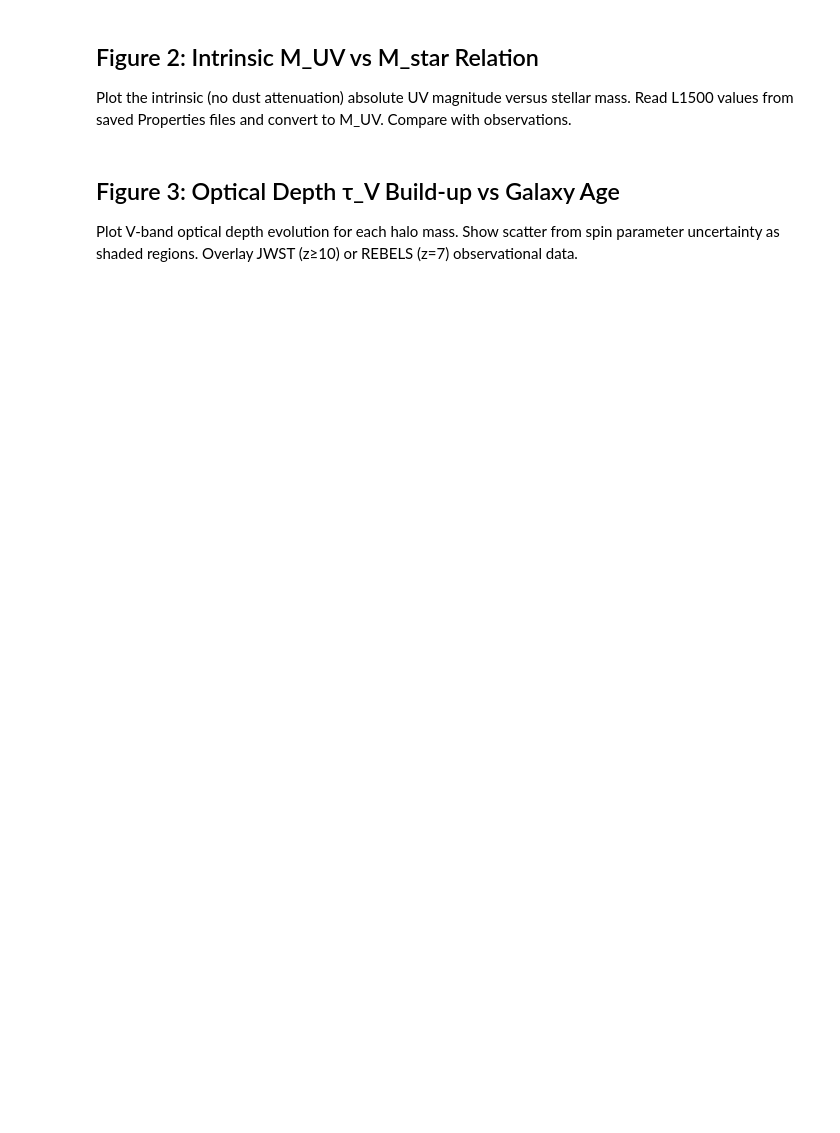
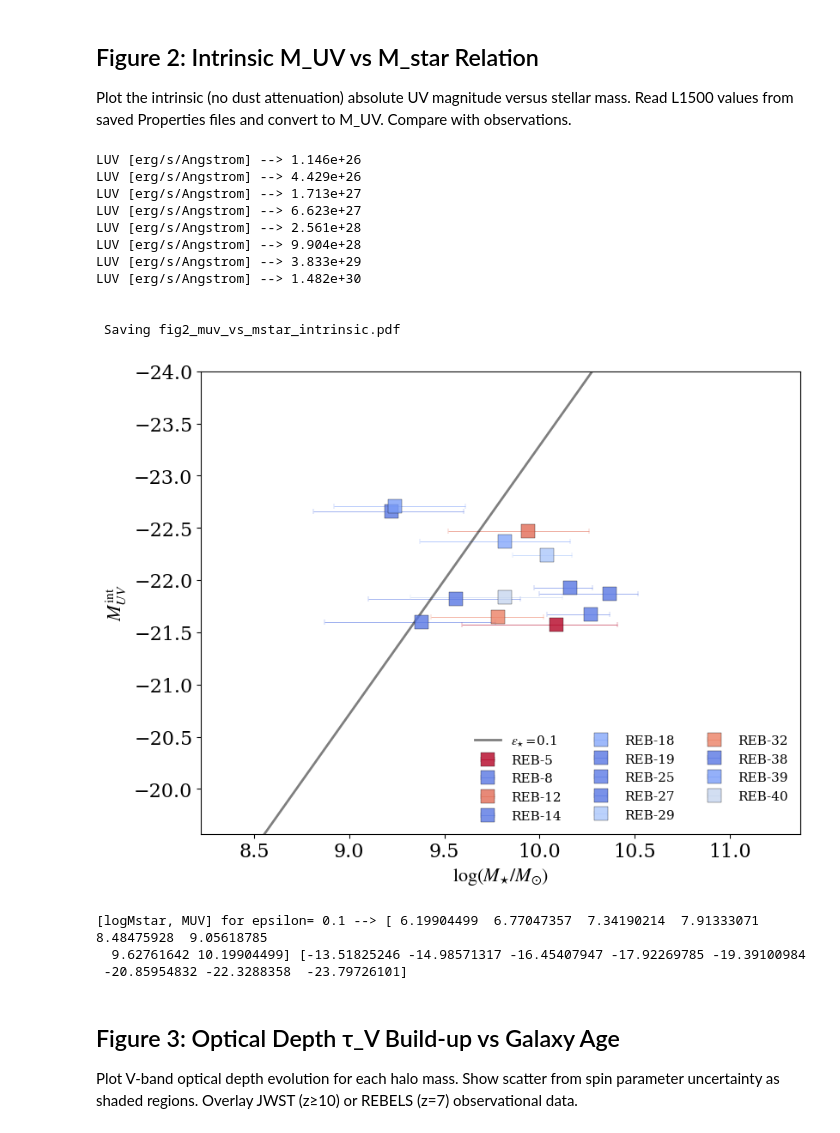
Before and after one commit to LauraSommovigo/dust_JWST_highz, a Jupyter notebook: notebooks/main.ipynb, the cells around one changed output. Drawn from its saved outputs; the diff is of its cells as text; code cells hidden in the pictures; blank space fills up the shorter version.

```diff
--- a/notebooks/main.ipynb
+++ b/notebooks/main.ipynb
@@ -237,9 +251,9 @@ kappa_s_sca_star = kappa_lambda(
 
 # put both components on the same λ grid (they *should* match; if not, interp)
 lam_um = wavelength_c  # = wavelength_s
-# Total stellar mixture
-kappa_abs_star_tot = kappa_c_abs_star + kappa_s_abs_star
-kappa_sca_star_tot = kappa_c_sca_star + kappa_s_sca_star
+# Total stellar mixture — mass fractions fC=1/11, fSi=10/11 (Draine 2003, Table 2)
+kappa_abs_star_tot = (1.0 / 11.0) * kappa_c_abs_star + (10.0 / 11.0) * kappa_s_abs_star
+kappa_sca_star_tot = (1.0 / 11.0) * kappa_c_sca_star + (10.0 / 11.0) * kappa_s_sca_star
 
 kappa_ext_star_tot = kappa_abs_star_tot + kappa_sca_star_tot
 omega_star_tot = kappa_sca_star_tot / kappa_ext_star_tot  # albedo
@@ -329,7 +402,9 @@ Set key parameters for the SAM:
 # Model parameters
 
 
-redshift = 10  # Target redshift
+redshift = 7  # Target redshift
+OUTPUT_DIR = (OUTPUT_DIR / f"z{int(redshift)}").resolve()
+OUTPUT_DIR.mkdir(parents=True, exist_ok=True)
 Mh_array = np.logspace(8, 12, 8)  # Halo mass range (same as Yung+23)
 fb = cosmo.Ob(redshift) / cosmo.Om(redshift)  # Baryon fraction
 
@@ -656,36 +769,76 @@ if redshift == 7:
             label="REB-" + str(int(row["id"])),
             ms=12.0,
             marker="s",
             capsize=2.5,
             mec="black",
             elinewidth=0.5,
             alpha=0.8,
             mew=0.3,
             ls="none",
             color=custom_colormap((row["Av"] - 0.05 * 1.086) / (rebels["Av"].max() - 0.05 * 1.086)),
         )
-    ax.set_xlim(rebels["log_Mstar"].min() - 1, rebels["log_Mstar"].max() + 1)
 
 # Plot model prediction
+# Extend model line analytically to higher masses (beyond props-file range)
+_Mh_ext = np.logspace(np.log10(Mh_array[-1]), 13, 6)[1:]  # skip overlap point
+_LUV_ext = []
+for _mh in _Mh_ext:
+    _sfh, _, _age = star_formation_history(_mh, redshift, tstep, epsilon)
+    _l1500 = compute_l1500_steps(l1500=l1500_sb99, age=_age, tstep=tstep, sfh=_sfh,
+                                  time_yr_l1500=time_yr_l1500, method="SB99")
+    _LUV_ext.append(_l1500[-1])
+_Mstar_plot2 = halo_to_stellar_mass(np.concatenate([Mh_array, _Mh_ext]), fb, epsilon)
+_LUV_plot2 = np.concatenate([LUV_z10, _LUV_ext])
+
 ax.plot(
-    np.log10(Mstar_array),
-    l1500_to_muv_conv(LUV_z10),
+    np.log10(_Mstar_plot2),
+    l1500_to_muv_conv(_LUV_plot2),
     ms=8.0,
     alpha=0.5,
     label="$\\epsilon_{\\star}=$" + str(epsilon),
     color="black",
     lw=2.0,
 )
 
 ax.set_ylabel("$M_{UV}^{\\rm int}$")
 ax.set_xlabel("$\\log (M_{\\star}/M_{\\odot})$")
 ax.legend(fontsize=11, loc="lower right", ncols=3, frameon=False)
-ax.set_ylim(-13.8, -22.9)
-ax.set_xlim(6.9, 9.7)
+if redshift >= 10:
+    _obs_muv2 = jwst_plot["MUV"].dropna().values
+elif redshift == 7:
+    _obs_muv2 = rebels["MUV"].dropna().values
+else:
+    _obs_muv2 = l1500_to_muv_conv(LUV_z10)
+_muv_model2 = l1500_to_muv_conv(_LUV_plot2)
+ax.set_ylim(np.nanmax(_obs_muv2) + 2, max(np.nanmin(_obs_muv2) - 2, -24))
+if redshift >= 10:
+    _obs_ms2 = jwst_plot["log_Mstar"].dropna().values
+elif redshift == 7:
+    _obs_ms2 = rebels["log_Mstar"].dropna().values
+else:
+    _obs_ms2 = np.log10(Mstar_array)
+ax.set_xlim(_obs_ms2.min() - 1, _obs_ms2.max() + 1)
+print("\n\n Saving fig2_muv_vs_mstar_intrinsic.pdf")
 fig.savefig(OUTPUT_DIR / "fig2_muv_vs_mstar_intrinsic.pdf", bbox_inches="tight")
 plt.show()
 
 print("[logMstar, MUV] for epsilon=", str(epsilon), "-->", str(np.log10(Mstar_array)), str(l1500_to_muv_conv(LUV_z10)))
+# %% [output]
+LUV [erg/s/Angstrom] --> 1.146e+26
+LUV [erg/s/Angstrom] --> 4.429e+26
+LUV [erg/s/Angstrom] --> 1.713e+27
+LUV [erg/s/Angstrom] --> 6.623e+27
+LUV [erg/s/Angstrom] --> 2.561e+28
+LUV [erg/s/Angstrom] --> 9.904e+28
+LUV [erg/s/Angstrom] --> 3.833e+29
+LUV [erg/s/Angstrom] --> 1.482e+30
+
+
+ Saving fig2_muv_vs_mstar_intrinsic.pdf
+[figure, added]
+[logMstar, MUV] for epsilon= 0.1 --> [ 6.19904499  6.77047357  7.34190214  7.91333071  8.48475928  9.05618785
+  9.62761642 10.19904499] [-13.51825246 -14.98571317 -16.45407947 -17.92269785 -19.39100984
+ -20.85954832 -22.3288358  -23.79726101]
 # %% [markdown]
 ## Figure 3: Optical Depth τ_V Build-up vs Galaxy Age
 
```
Also changed, not shown: parts of 21 cells of this notebook, 7 other files.
